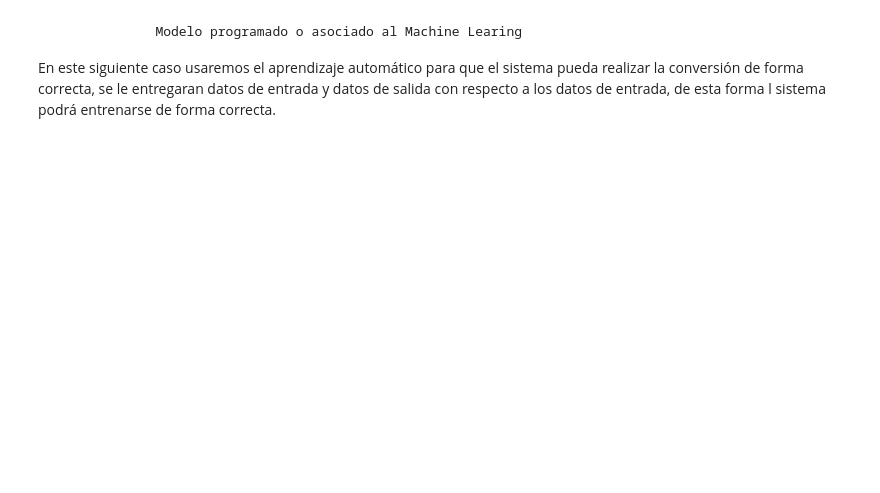
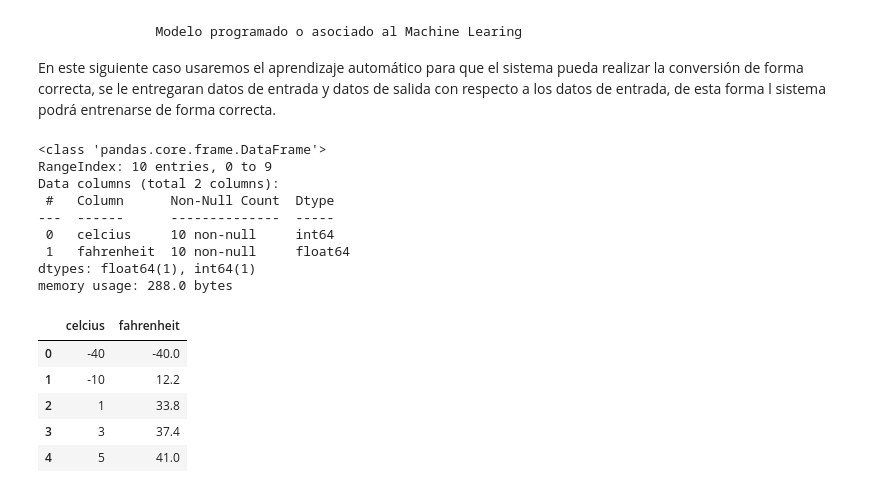
Before and after one commit to underoatjd/RegresionLinealenJupyter, a Jupyter notebook: Regresion.ipynb, the cells around one changed output. Drawn from its saved outputs; the diff is of its cells as text; code cells hidden in the pictures; blank space fills up the shorter version.

```diff
--- a/Regresion.ipynb
+++ b/Regresion.ipynb
@@ -40,10 +44,29 @@ En este siguiente caso usaremos el aprendizaje automático para que el sistema p
 # %%
 #              Modelo de Machine Learning para conversor de magnitudes de temperatura.
 # importamos la primera libreria que vamos a utilizar para leer el archivo .csv
 import pandas as pd
 
 # Ejecutamos el comando de lectrura de archivo .csv
 datos = pd.read_csv("celcius.csv")
 
 # Podemos utilizar la funcion .info() para mostrar los metadatos del dataframe
 datos.info()
+
+# Utilizamos datos .head() para dar un vistazo superficial a los datos.
+datos.head()
+# %% [output]
+<class 'pandas.core.frame.DataFrame'>
+RangeIndex: 10 entries, 0 to 9
+Data columns (total 2 columns):
+ #   Column      Non-Null Count  Dtype
+---  ------      --------------  -----
+ 0   celcius     10 non-null     int64
+ 1   fahrenheit  10 non-null     float64
+dtypes: float64(1), int64(1)
+memory usage: 288.0 bytes
+|  | celcius | fahrenheit |
+| 0 | -40 | -40.0 |
+| 1 | -10 | 12.2 |
+| 2 | 1 | 33.8 |
+| 3 | 3 | 37.4 |
+| 4 | 5 | 41.0 |
```
Also changed, not shown: parts of 9 cells of this notebook, 2 other files.
